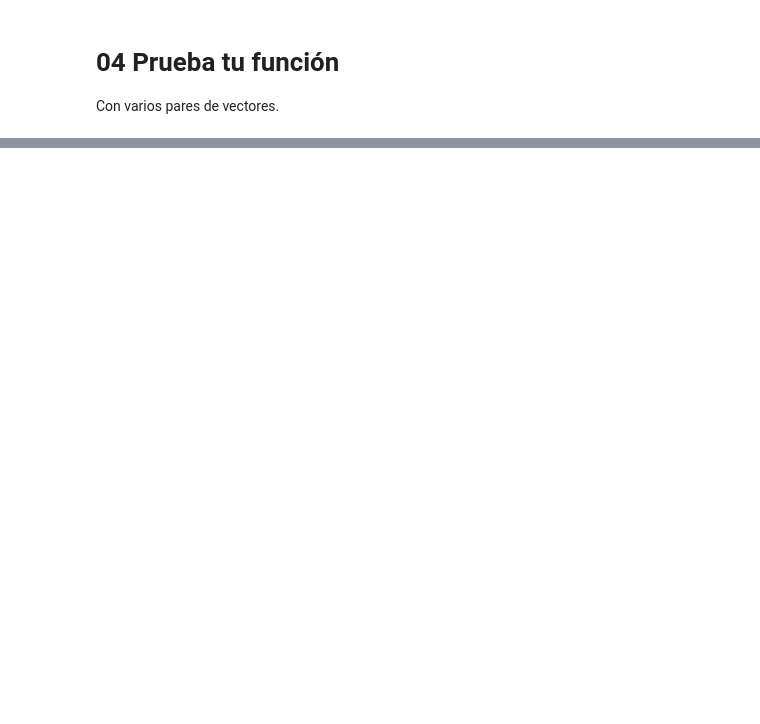
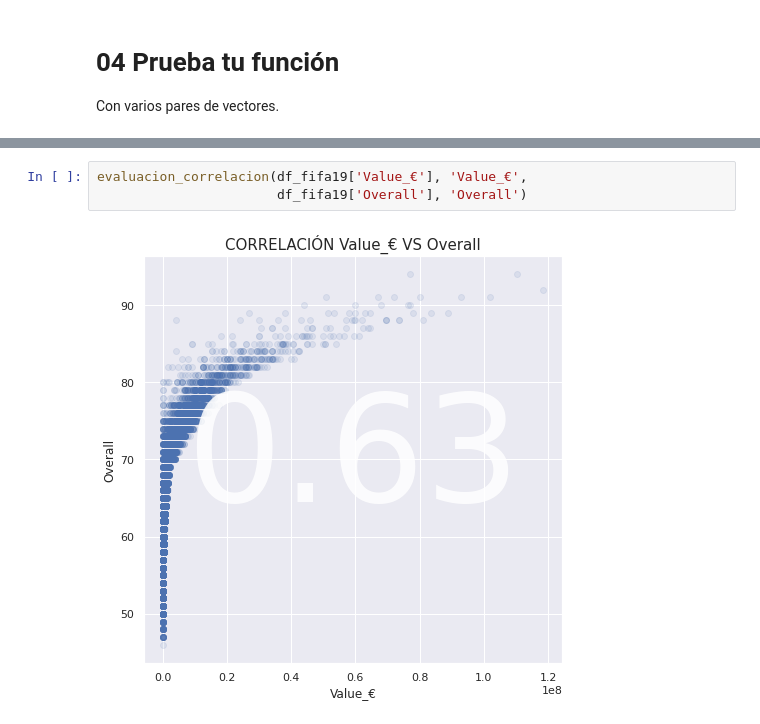
Before and after one commit to JotaBlanco/TheValley, a Jupyter notebook: Notebooks/02-analisis-exploratorio-visual/EJERCICIO_5___EDA_Visual_Funcion_Scatter.ipynb, the cells around one changed output, grey strips where cells are left out. Drawn from its saved outputs; the diff is of its cells as text; blank space fills up the shorter version.

```diff
--- a/Notebooks/02-analisis-exploratorio-visual/EJERCICIO_5___EDA_Visual_Funcion_Scatter.ipynb
+++ b/Notebooks/02-analisis-exploratorio-visual/EJERCICIO_5___EDA_Visual_Funcion_Scatter.ipynb
@@ -31,0 +130,5 @@ Con varios pares de vectores.
+# %%
+evaluacion_correlacion(df_fifa19['Value_€'], 'Value_€',
+                       df_fifa19['Overall'], 'Overall')
+# %% [output]
+[figure, added]
```
Also changed, not shown: parts of 9 cells of this notebook.
